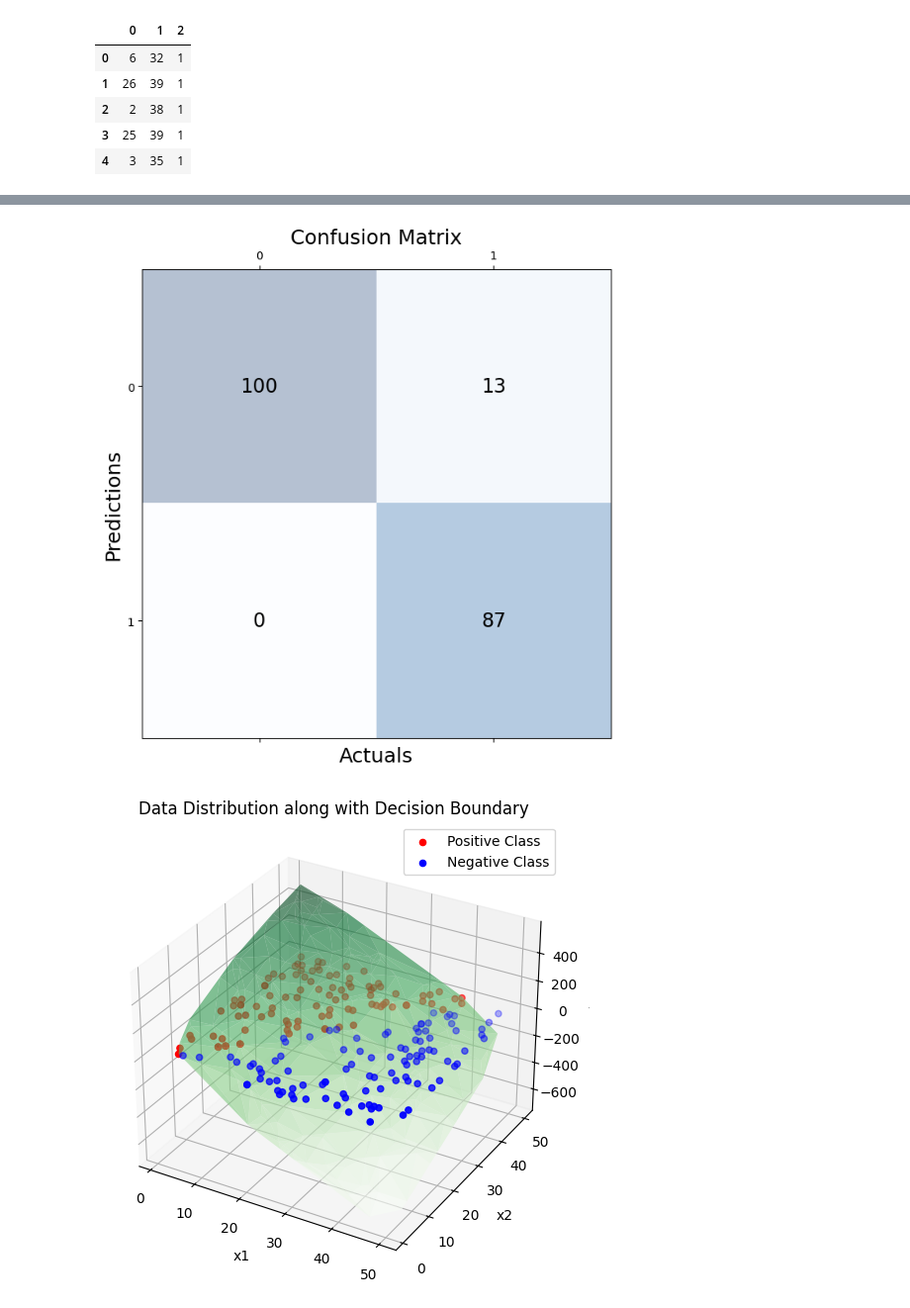
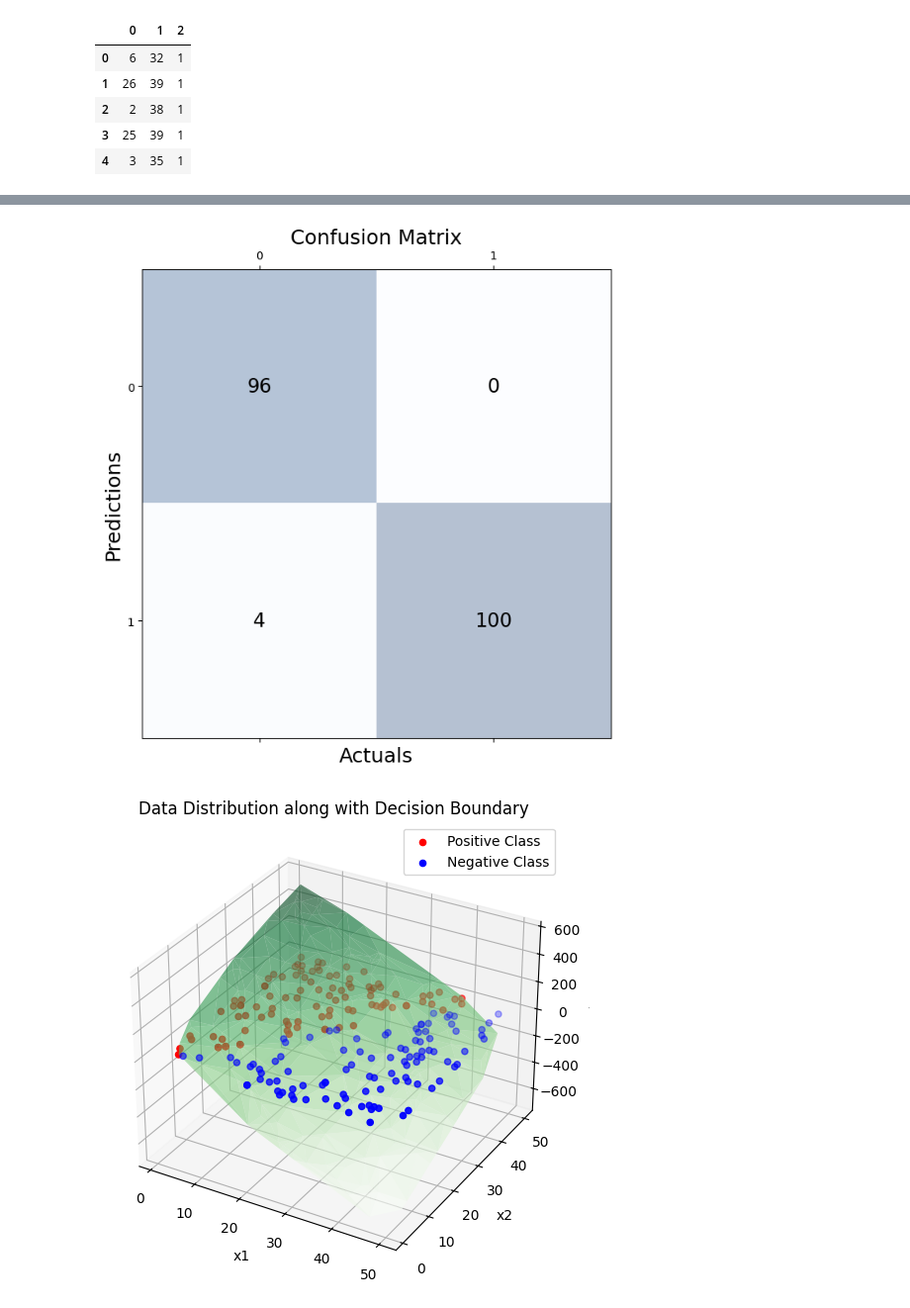
Before and after one commit to AbinashChetia/log_reg_ac, a Jupyter notebook: eg_logReg.ipynb, the cells around one changed output, grey strips where cells are left out. Shown at 99% size. Saved outputs shown, nothing was run; the diff lists cells and outputs as text; code cells hidden in the pictures.

```diff
--- a/eg_logReg.ipynb
+++ b/eg_logReg.ipynb
@@ -70,6 +74,6 @@ plt.plot(logReg1.get_cost_hist())
 # %%
 trained_weights = logReg1.get_params()
-cf_info = utilsAC.get_performance_measure(data_y, logReg1.predict(data_x))
+cf_info = utilsAC.get_performance_measure(data_y, logReg1.predict(utilsAC.normMinMax(data_x, mode='train')[0]))
 cf_matrix = [[cf_info['tn'], cf_info['fn']], [cf_info['fp'], cf_info['tp']]]
 # %%
 fig, ax = plt.subplots(figsize=(7.5, 7.5))
@@ -82,30 +86,32 @@ plt.xlabel('Actuals', fontsize=18)
 plt.ylabel('Predictions', fontsize=18)
 plt.title('Confusion Matrix', fontsize=18)
 plt.show()
+fig.savefig('plots/confusion_matrix.png')
 # %% [output]
-[figure, old version]
+[figure, new version]
 # %%
-plt.figure(figsize=(10, 6))
+fig = plt.figure(figsize=(10, 6))
 ax = plt.axes(projection='3d')
 ax.scatter3D(
     [data_x.iloc[i, 0] for i in range(len(data_x)) if data_y.iloc[i] == 1],
     [data_x.iloc[i, 1] for i in range(len(data_x)) if data_y.iloc[i] == 1],
     [i for i in data_y if i == 1], marker='o', c='red', label='Positive Class')
 ax.scatter3D(
     [data_x.iloc[i, 0] for i in range(len(data_x)) if data_y.iloc[i] != 1],
     [data_x.iloc[i, 1] for i in range(len(data_x)) if data_y.iloc[i] != 1],
     [i for i in data_y if i != 1], marker='o', c='blue', label='Negative Class')
 
 plot_x = np.c_[np.ones((data_x.shape[0], 1)), data_x]
 plot_pred = np.dot(plot_x, trained_weights).flatten()
 ax.plot_trisurf(data_x[0], data_x[1], plot_pred,
                 alpha=0.6,
                 cmap='Greens')
 ax.set_xlabel('x1')
 ax.set_ylabel('x2')
 ax.set_zlabel('y')
 plt.legend()
 plt.title('Data Distribution along with Decision Boundary')
 plt.show()
+fig.savefig('plots/data_dist_db.png')
 # %% [output]
-[figure, old version]
+[figure, new version]
```
Also changed, not shown: parts of 4 cells of this notebook, 6 other files.
